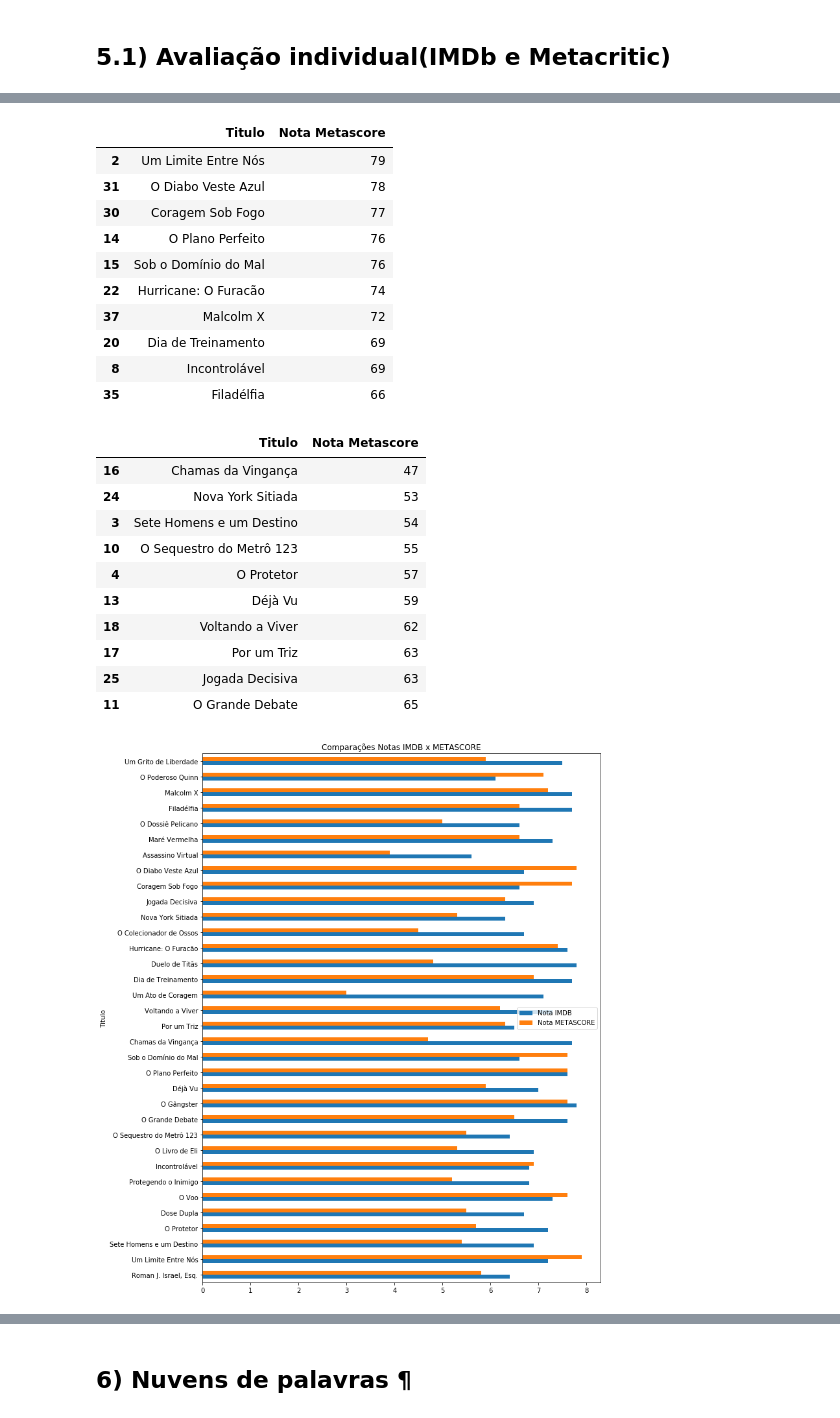
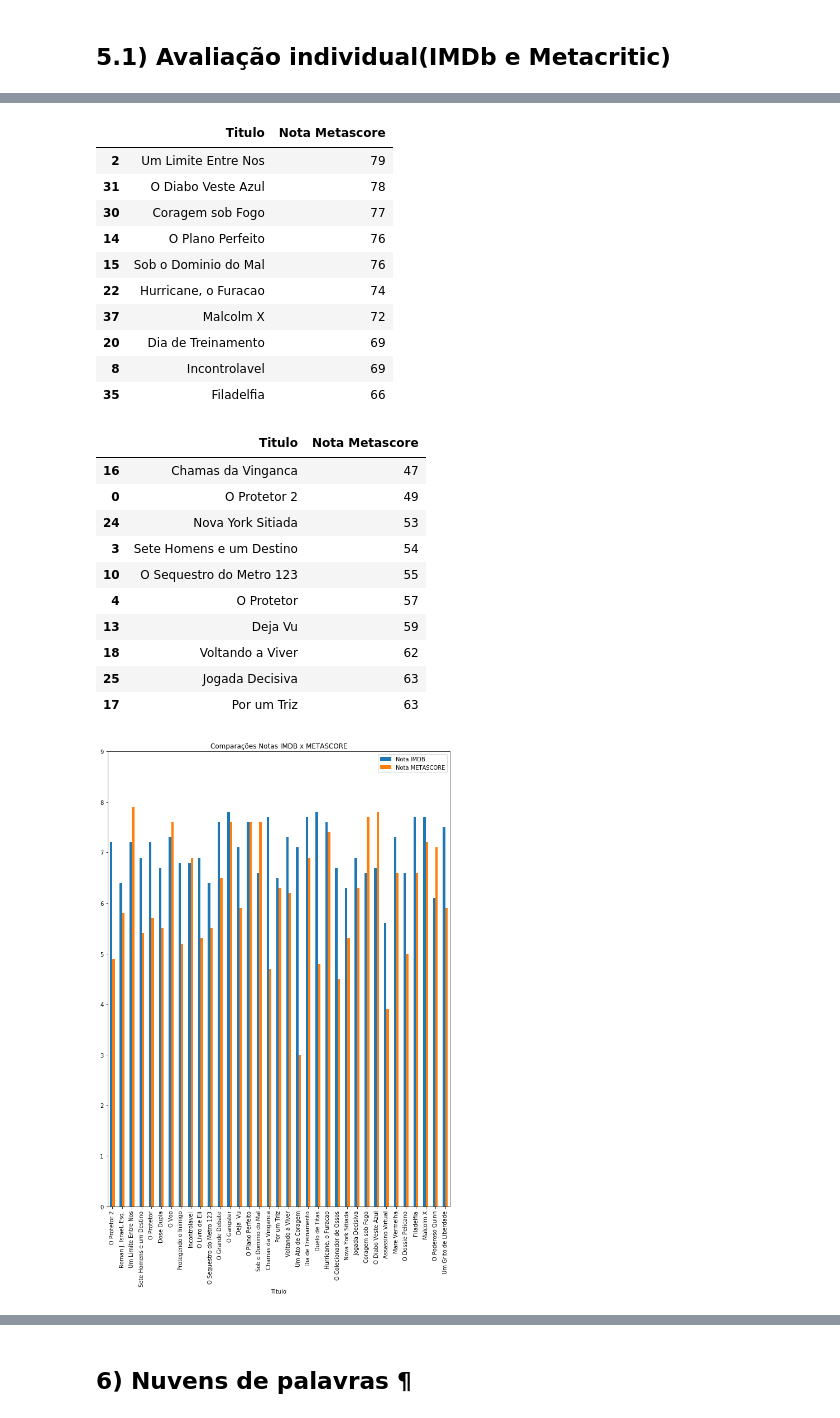
Before and after one commit to thiribeiro/Webscraping, a Jupyter notebook: Denzel Washington IMDb Movies/Denzel Washington Movies IMDB - EDA.ipynb, the cells around one changed output, grey strips where cells are left out. Cells and saved outputs as stored; diff of their text form; code cells hidden in the pictures.

```diff
--- a/Denzel Washington IMDb Movies/Denzel Washington Movies IMDB - EDA.ipynb
+++ b/Denzel Washington IMDb Movies/Denzel Washington Movies IMDB - EDA.ipynb
@@ -20,7 +20,7 @@ warnings.filterwarnings('ignore')
 #### 6) Nuvens de palavras <br> 6.1) Nuvem de palavras com as sinopses das produções <br> 6.2) Nuvem de palavras com os Títulos das produções
 # %%
 #Pegando arquivo .csv
-df = pd.read_csv('filmes_denzel.csv',sep=';')
+df = pd.read_csv('filmes_denzel.csv',sep=';', encoding='ISO-8859-1')
 # %%
 df.head(4)
 # %% [output]
@@ -290,31 +290,31 @@ dfGraphDir[['Titulo','Nota IMDB']].sort_values(by='Nota IMDB', ascending=True).h
 dfGraphDir[['Titulo','Nota Metascore']].sort_values(by='Nota Metascore', ascending=False).head(10)
 # %% [output]
 |  | Titulo | Nota Metascore |
-| 2 | Um Limite Entre Nós | 79 |
+| 2 | Um Limite Entre Nos | 79 |
 | 31 | O Diabo Veste Azul | 78 |
-| 30 | Coragem Sob Fogo | 77 |
+| 30 | Coragem sob Fogo | 77 |
 | 14 | O Plano Perfeito | 76 |
-| 15 | Sob o Domínio do Mal | 76 |
-| 22 | Hurricane: O Furacão | 74 |
+| 15 | Sob o Dominio do Mal | 76 |
+| 22 | Hurricane, o Furacao | 74 |
 | 37 | Malcolm X | 72 |
 | 20 | Dia de Treinamento | 69 |
-| 8 | Incontrolável | 69 |
-| 35 | Filadélfia | 66 |
+| 8 | Incontrolavel | 69 |
+| 35 | Filadelfia | 66 |
 # %%
 dfNotas1 = dfGraphDir[dfGraphDir['Nota Metascore'] != 0]
 dfNotas1[['Titulo','Nota Metascore']].sort_values(by='Nota Metascore', ascending=True).head(10)
 # %% [output]
 |  | Titulo | Nota Metascore |
-| 16 | Chamas da Vingança | 47 |
+| 16 | Chamas da Vinganca | 47 |
+| 0 | O Protetor 2 | 49 |
 | 24 | Nova York Sitiada | 53 |
 | 3 | Sete Homens e um Destino | 54 |
-| 10 | O Sequestro do Metrô 123 | 55 |
+| 10 | O Sequestro do Metro 123 | 55 |
 | 4 | O Protetor | 57 |
-| 13 | Déjà Vu | 59 |
+| 13 | Deja Vu | 59 |
 | 18 | Voltando a Viver | 62 |
+| 25 | Jogada Decisiva | 63 |
 | 17 | Por um Triz | 63 |
-| 25 | Jogada Decisiva | 63 |
-| 11 | O Grande Debate | 65 |
 # %%
 #dfGraphGen
 #Colocando as notas na mesma escala...
@@ -325,8 +325,8 @@ dfNotas = dfGraphGen[['Titulo','Nota IMDB','Nota METASCORE']]
 dfNotas2 = dfNotas[dfNotas['Nota METASCORE'] != 0]
 #dfNotas2
 # %%
-dfNotas2.plot(x=dfNotas2['Titulo'],  kind='barh', figsize=(11,15),
+dfNotas2.plot(x=dfNotas2['Titulo'],  kind='bar', figsize=(11,15),
               title='Comparações Notas IMDB x METASCORE', yticks=(range(0,10)),
               stacked=False);
 # %% [output]
-[figure, old version]
+[figure, new version]
```
Also changed, not shown: parts of 18 cells of this notebook, 1 other file.
